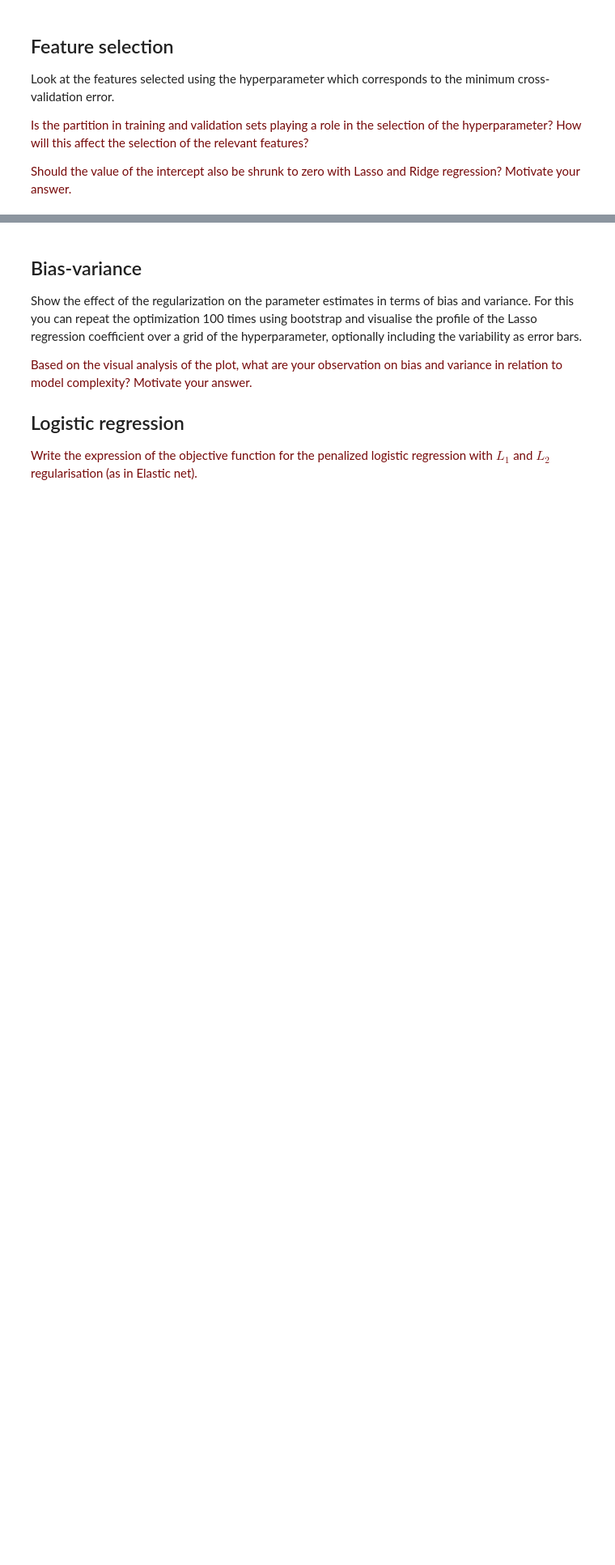
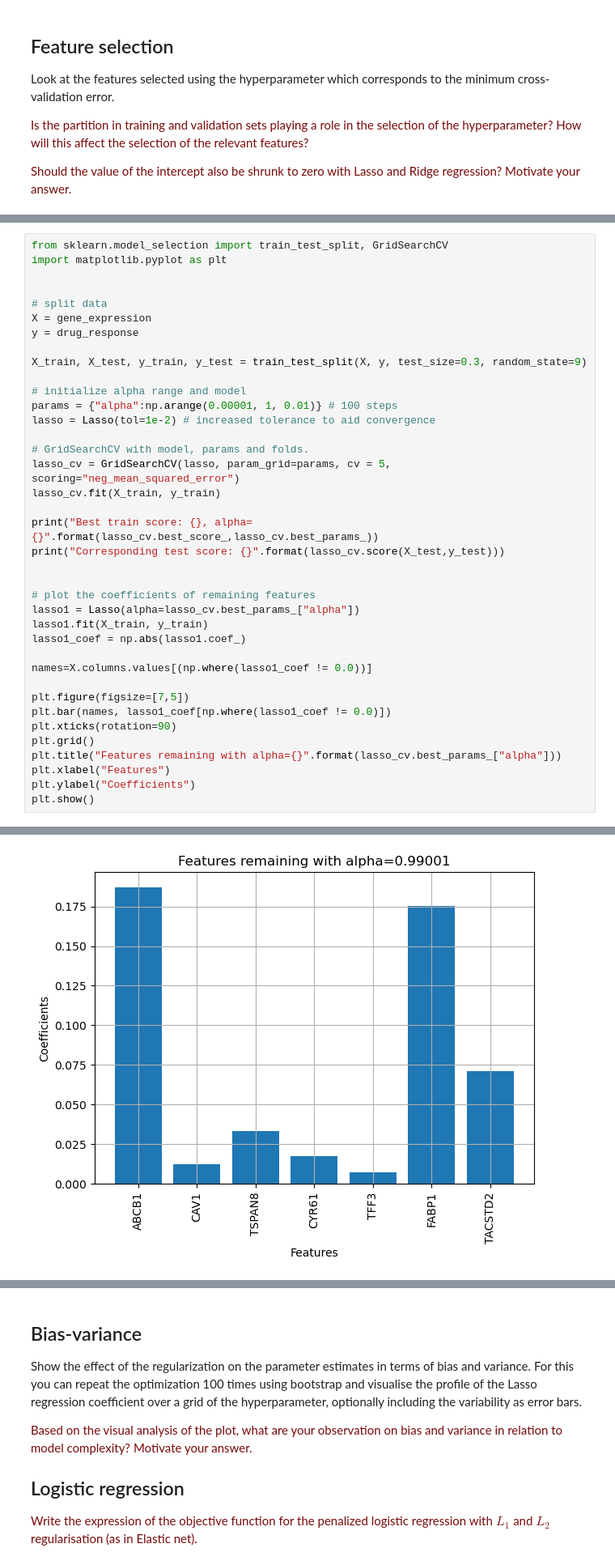
Before and after one commit to lucazini03/ml-for-medical-imaging, a Jupyter notebook: week_3_featureselection.ipynb, the cells around one changed output, grey strips where cells are left out. Shown at 81% size. Drawn from its saved outputs; the diff is of its cells as text; blank space fills up the shorter version.

```diff
--- a/week_3_featureselection.ipynb
+++ b/week_3_featureselection.ipynb
@@ -384,0 +471,39 @@ Look at the features selected using the hyperparameter which corresponds to the
+# %%
+from sklearn.model_selection import train_test_split, GridSearchCV
+import matplotlib.pyplot as plt
+
+
+# split data
+X = gene_expression
+y = drug_response
+
+X_train, X_test, y_train, y_test = train_test_split(X, y, test_size=0.3, random_state=9)
+
+# initialize alpha range and model
+params = {"alpha":np.arange(0.00001, 1, 0.01)} # 100 steps
+lasso = Lasso(tol=1e-2) # increased tolerance to aid convergence
+
+# GridSearchCV with model, params and folds.
+lasso_cv = GridSearchCV(lasso, param_grid=params, cv = 5, scoring="neg_mean_squared_error")
+lasso_cv.fit(X_train, y_train)
+
+print("Best train score: {}, alpha={}".format(lasso_cv.best_score_,lasso_cv.best_params_))
+print("Corresponding test score: {}".format(lasso_cv.score(X_test,y_test)))
+
+
+# plot the coefficients of remaining features
+lasso1 = Lasso(alpha=lasso_cv.best_params_["alpha"])
+lasso1.fit(X_train, y_train)
+lasso1_coef = np.abs(lasso1.coef_)
+
+names=X.columns.values[(np.where(lasso1_coef != 0.0))]
+
+plt.figure(figsize=[7,5])
+plt.bar(names, lasso1_coef[np.where(lasso1_coef != 0.0)])
+plt.xticks(rotation=90)
+plt.grid()
+plt.title("Features remaining with alpha={}".format(lasso_cv.best_params_["alpha"]))
+plt.xlabel("Features")
+plt.ylabel("Coefficients")
+plt.show()
+# %% [output]
@@ -384,0 +512 @@ Look at the features selected using the hyperparameter which corresponds to the
+[figure, added]
```
Also changed, not shown: parts of 9 cells of this notebook, 1 other file.
